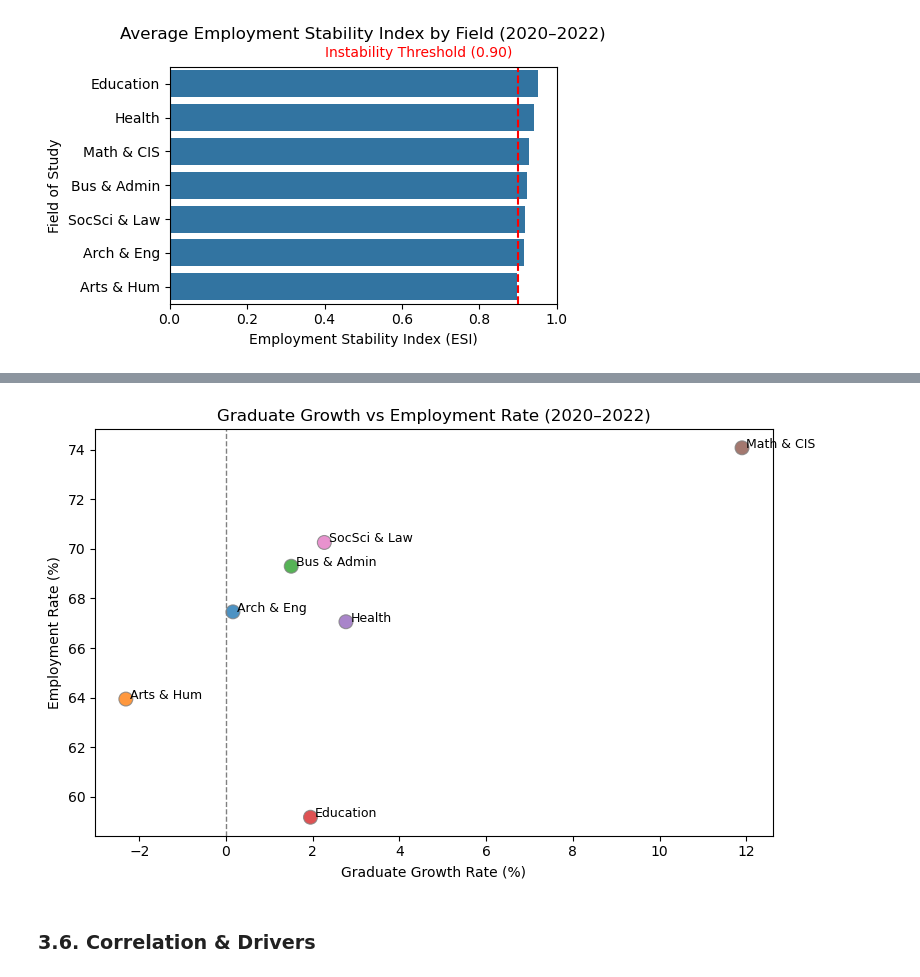
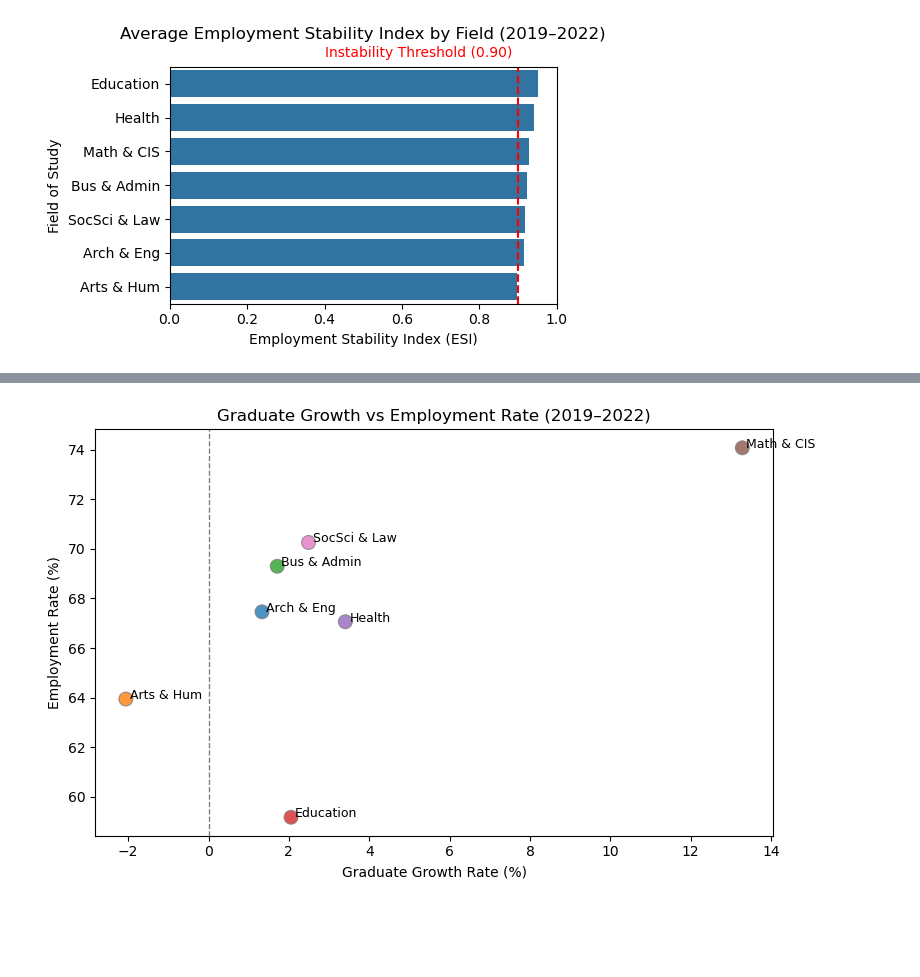
Before and after one commit to cdngouma/graduate-roi-canada, a Jupyter notebook: 02-analyze-education-roi.ipynb.ipynb, the cells around one changed output, grey strips where cells are left out. Cells and saved outputs as stored; diff of their text form; code cells hidden in the pictures; blank space fills up the shorter version.

```diff
--- a/02-analyze-education-roi.ipynb.ipynb
+++ b/02-analyze-education-roi.ipynb.ipynb
@@ -48,7 +48,7 @@ data = data.sort_values(["Field of study", "Year"])
 annual_tuition = data["Tuition"] * 2
 
 # Compute cummulative tuition cost over 4 years
-data["Tuition (4Y)"] = (
+data["Degree Cost"] = (
     data.groupby("Field of study")["Tuition"]
         .rolling(window=4, min_periods=4)
         .sum()
@@ -89,9 +104,7 @@ To evaluate the value and labour outcomes of each field of study, we compute a s
 Measures return on investment for education — how much income is earned per tuition dollar. A higher ROI indicates better returns on educational investment. This metric is a proxy for [Cost-Benefit Analysis (CBA)](https://en.wikipedia.org/wiki/Cost%E2%80%93benefit_analysis).
 # %%
 data["ROI"] = np.nan
-data["ROI"] = data["Median income"] / data["Tuition (4Y)"]
+data["ROI"] = data["Median income"] / data["Degree Cost"]
-# %%
-data["Saturation Index"] = data["Graduates (5Y)"] / (data["Employed (25%)"] * 4)
 # %% [markdown]
 #### Graduate Share (%)
 Shows what portion of total graduates (in a year) each field contributes. Highlights dominant vs niche fields in education supply.
@@ -193,6 +245,4 @@ plots.plot_esi_by_field(data, height=3.5, width=5.5, num_years=3)
 # %%
-plots.plot_grad_growth_vs_employment(data, height=5, num_years=3)
+plots.plot_grad_growth_vs_employment(data, height=5, num_years=4)
 # %% [output]
-[figure, old version]
+[figure, new version]
-# %% [markdown]
-### 3.6. Correlation & Drivers
```
Also changed, not shown: parts of 40 cells of this notebook, 13 other files.
